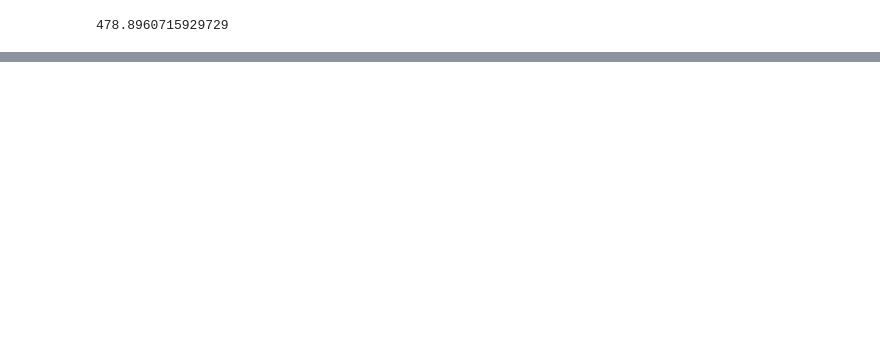
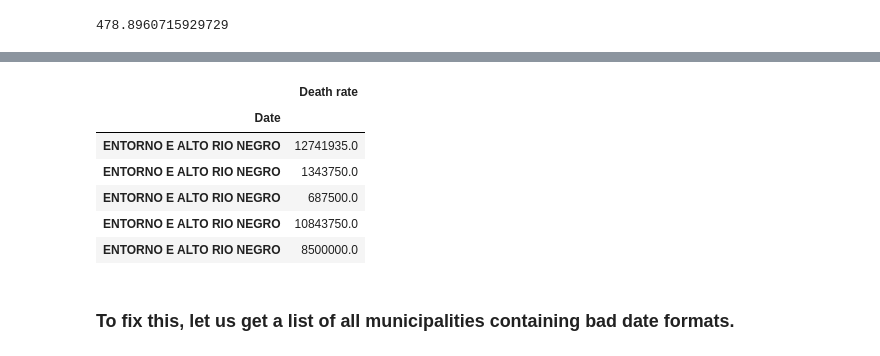
Before and after one commit to DanCoimbra/data_science_studies, a Jupyter notebook: Statistics (Python)/Cleaning – COVID Deaths by Municipality.ipynb, the cells around one changed output, grey strips where cells are left out. Saved outputs shown, nothing was run; the diff lists cells and outputs as text; code cells hidden in the pictures; blank space fills up the shorter version.

```diff
--- a/Statistics (Python)/Cleaning – COVID Deaths by Municipality.ipynb
+++ b/Statistics (Python)/Cleaning – COVID Deaths by Municipality.ipynb
@@ -97,9 +104,9 @@ Death rate obtainment time: 867.9928705692291 secs
 # %%
-save_path = 'data' + os.sep + 'intermediary' + os.sep
-JanJul2020_pickled = pd.read_pickle(f'{save_path}JanJul2020')
-AugDec2020_pickled = pd.read_pickle(f'{save_path}AugDec2020')
-JanJul2021_pickled = pd.read_pickle(f'{save_path}JanJul2021')
-JanJul2020_pickled
+save_path = 'data' + os.sep + 'interim' + os.sep
+JanJul2020_interim = pd.read_pickle(f'{save_path}JanJul2020')
+AugDec2020_interim = pd.read_pickle(f'{save_path}AugDec2020')
+JanJul2021_interim = pd.read_pickle(f'{save_path}JanJul2021')
+JanJul2020_interim
 # %% [output]
 |  | City | Date | Death rate |
 | 4551 | Alta Floresta D'Oeste | 2020-03-27 | 0.000000 |
@@ -117,14 +126,14 @@ JanJul2020_pickled
 # %%
-def get_multi_index(df):
+def get_MultiIndex(df):
     cities = df['City'].unique()
     dates = df['Date'].unique()
     tuples = list(zip(df['City'], df['Date']))
     return pd.MultiIndex.from_tuples(tuples, names=['City', 'Date'])
 
 start = time.time()
-JanJul2020_multi_index = get_multi_index(JanJul2020_pickled)
-AugDec2020_multi_index = get_multi_index(AugDec2020_pickled)
-JanJul2021_multi_index = get_multi_index(JanJul2021_pickled)
+JanJul2020_MultiIndex = get_MultiIndex(JanJul2020_interim)
+AugDec2020_MultiIndex = get_MultiIndex(AugDec2020_interim)
+JanJul2021_MultiIndex = get_MultiIndex(JanJul2021_interim)
 end = time.time()
 print(f'MultiIndex obtainment time: {end - start} secs')
 # %% [output]
@@ -172,0 +189,12 @@ JanJul2021.to_pickle(f'{save_path}JanJul2021')
+# %%
+AugDec2020.loc['Manaus'].head(5)
+# %% [output]
+|  | Death rate |
+| Date |  |
+| ENTORNO E ALTO RIO NEGRO | 12741935.0 |
+| ENTORNO E ALTO RIO NEGRO | 1343750.0 |
+| ENTORNO E ALTO RIO NEGRO | 687500.0 |
+| ENTORNO E ALTO RIO NEGRO | 10843750.0 |
+| ENTORNO E ALTO RIO NEGRO | 8500000.0 |
+# %% [markdown]
+### To fix this, let us get a list of all municipalities containing bad date formats.
```
Also changed, not shown: parts of 37 cells of this notebook.
